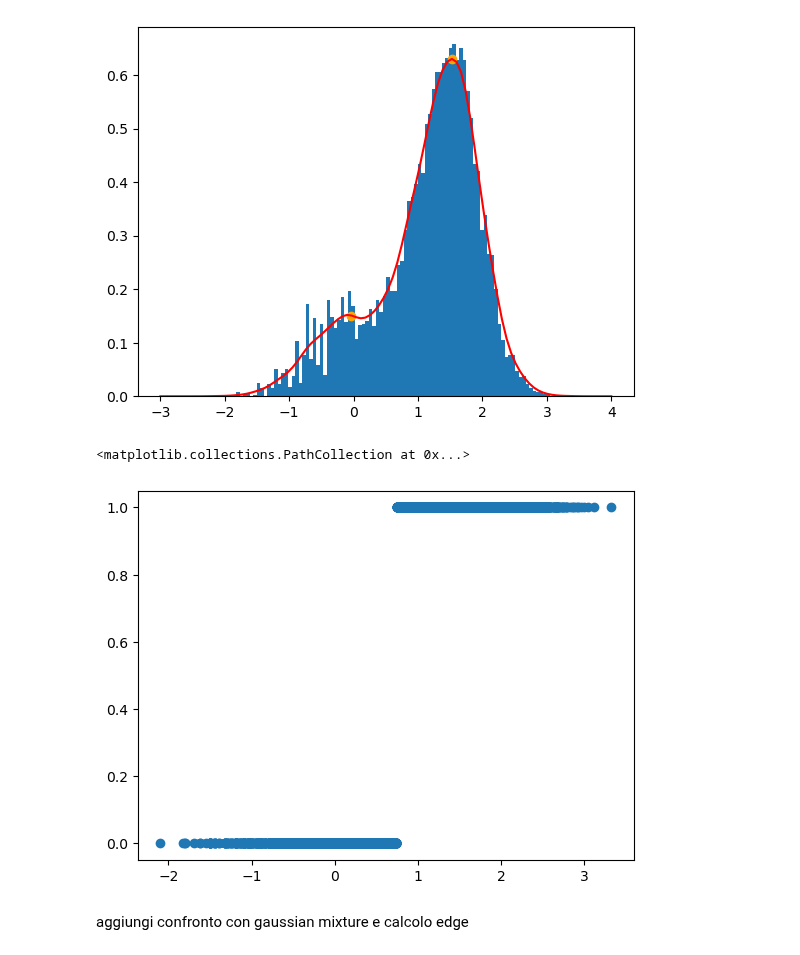
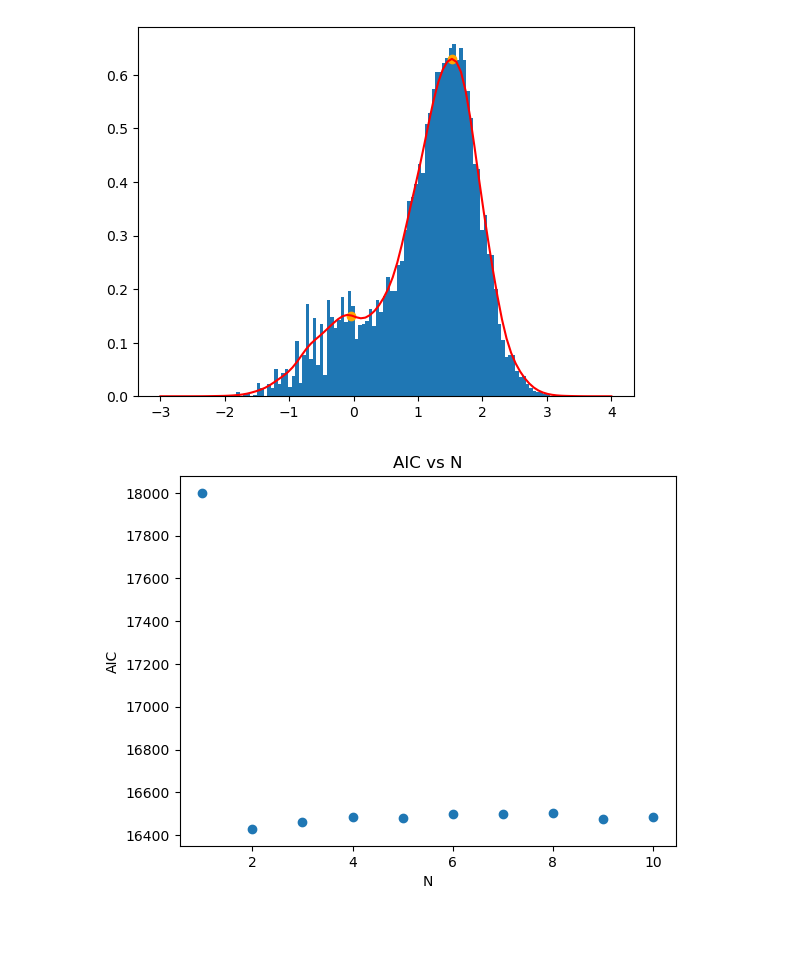
Before and after one commit to om-erika/astrostatistics_bicocca_2024, a Jupyter notebook: working/gamma_ray_burst.ipynb, the cells around one changed output. Cells and saved outputs as stored; diff of their text form; code cells hidden in the pictures; blank space fills up the shorter version.

```diff
--- a/working/gamma_ray_burst.ipynb
+++ b/working/gamma_ray_burst.ipynb
@@ -94,9 +102,20 @@ plt.scatter(clf.cluster_centers_[1], pdf[np.argmin(np.abs(clf.cluster_centers_[1
 # %% [output]
 [figure]
 # %%
-plt.scatter(log10T90, clf.fit_predict(log10T90[:, None]))
+N = [1,2,3,4,5,6,7,8,9,10]
+AIC = []
+for i in N:
+    gm = GaussianMixture(n_components=i, random_state=0).fit(log10T90[:, None])
+    #fig = plt.figure()
+    #plt.hist(dati, bins = 50, density = True)
+    #plt.plot(a, np.exp(gm.score_samples(a[:,np.newaxis])))
+    AIC.append(gm.aic(log10T90[:,None]))
+    i = i+1
+
+plt.scatter(N, AIC)
+plt.xlabel('N')
+plt.ylabel('AIC')
+plt.title('AIC vs N')
+plt.show()
 # %% [output]
-<matplotlib.collections.PathCollection at 0x...>
-[figure, old version]
+[figure, new version]
-# %% [markdown]
-aggiungi confronto con gaussian mixture e calcolo edge
```
Also changed, not shown: parts of 14 cells of this notebook.
